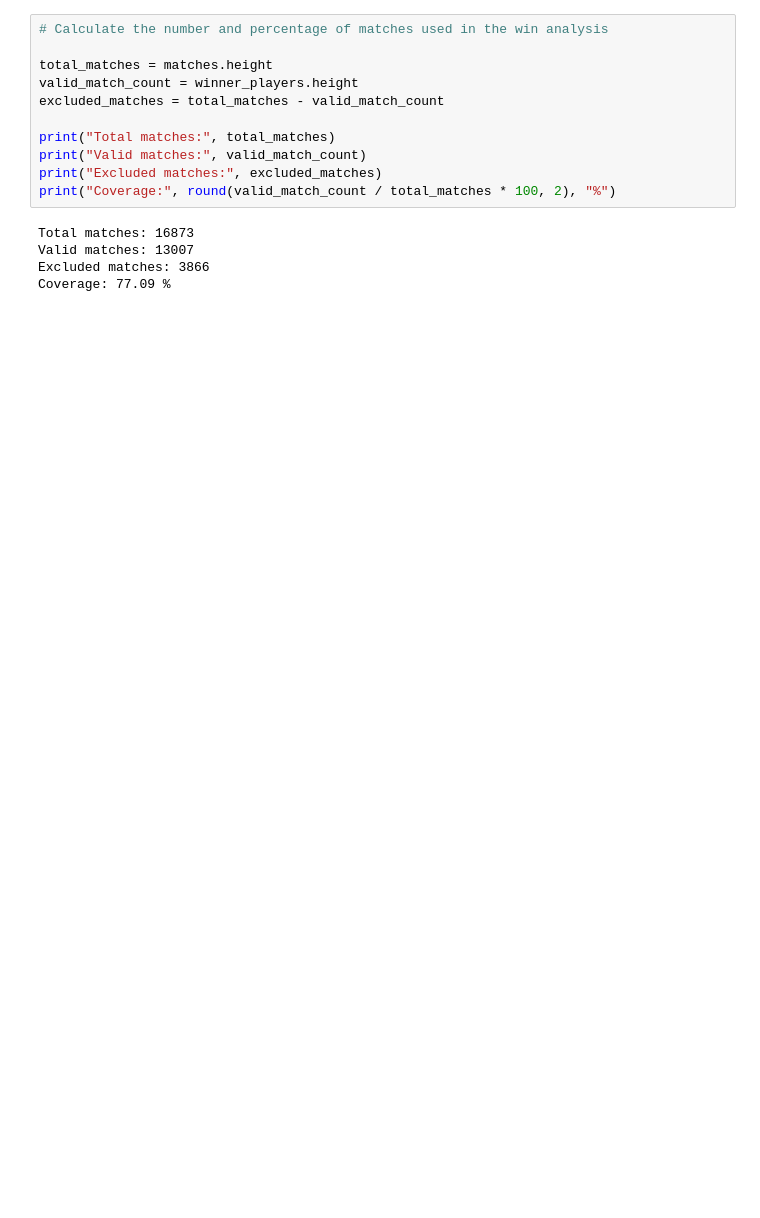
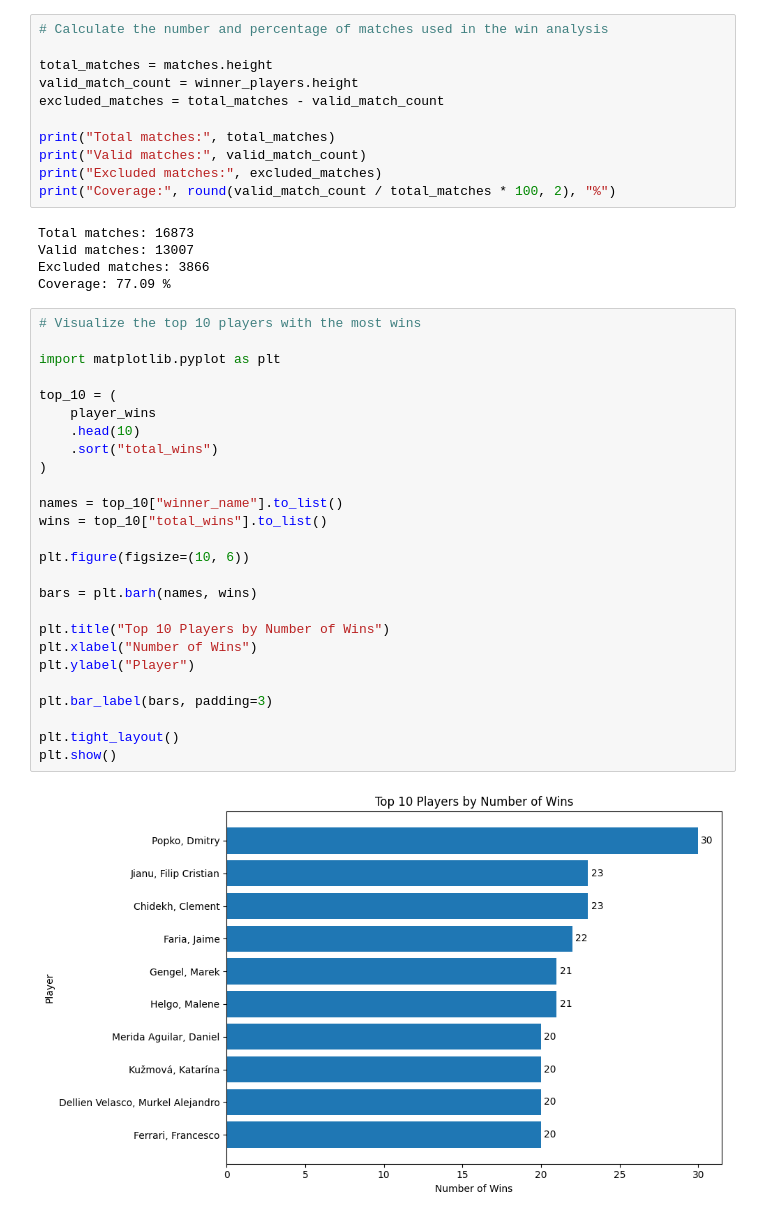
Before and after one commit to kimia2328/tennis_data_analysis, a Jupyter notebook: questions/03_question_most_player_wins.ipynb, the cells around one changed output. Cells and saved outputs as stored; diff of their text form; blank space fills up the shorter version.

```diff
--- a/questions/03_question_most_player_wins.ipynb
+++ b/questions/03_question_most_player_wins.ipynb
@@ -395,3 +395,31 @@ Total matches: 16873
 Valid matches: 13007
 Excluded matches: 3866
 Coverage: 77.09 %
+# %%
+# Visualize the top 10 players with the most wins
+
+import matplotlib.pyplot as plt
+
+top_10 = (
+    player_wins
+    .head(10)
+    .sort("total_wins")
+)
+
+names = top_10["winner_name"].to_list()
+wins = top_10["total_wins"].to_list()
+
+plt.figure(figsize=(10, 6))
+
+bars = plt.barh(names, wins)
+
+plt.title("Top 10 Players by Number of Wins")
+plt.xlabel("Number of Wins")
+plt.ylabel("Player")
+
+plt.bar_label(bars, padding=3)
+
+plt.tight_layout()
+plt.show()
+# %% [output]
+[figure, added]
```
Also changed, not shown: parts of 4 cells of this notebook, 1 other file.
